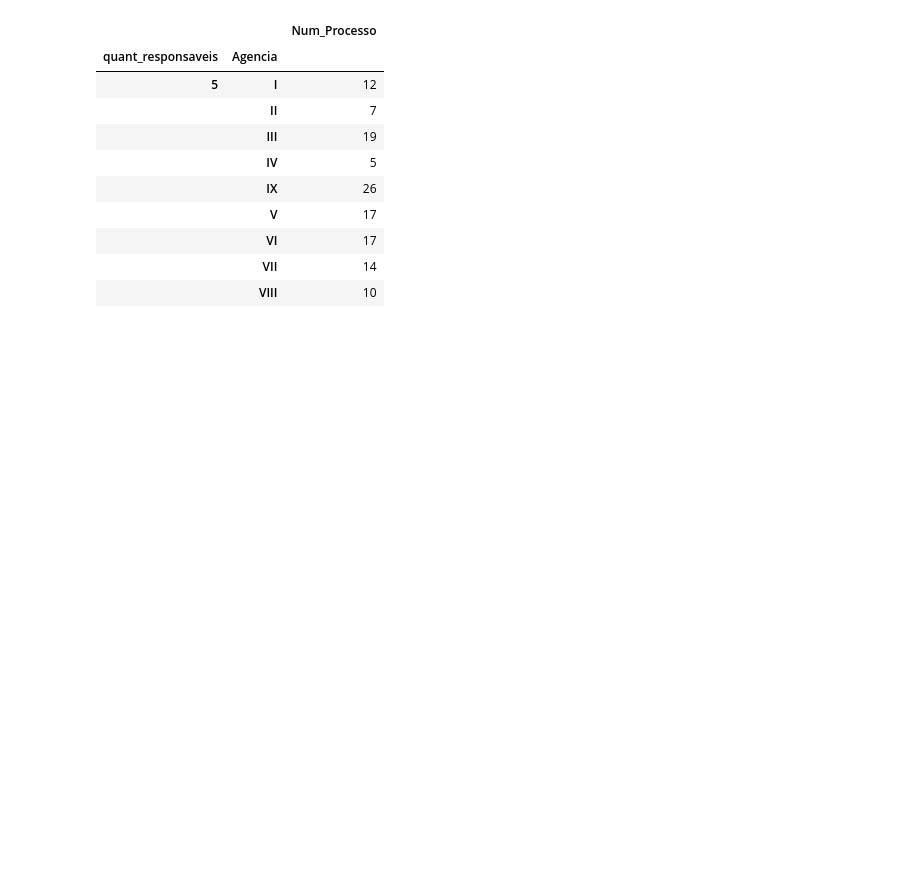
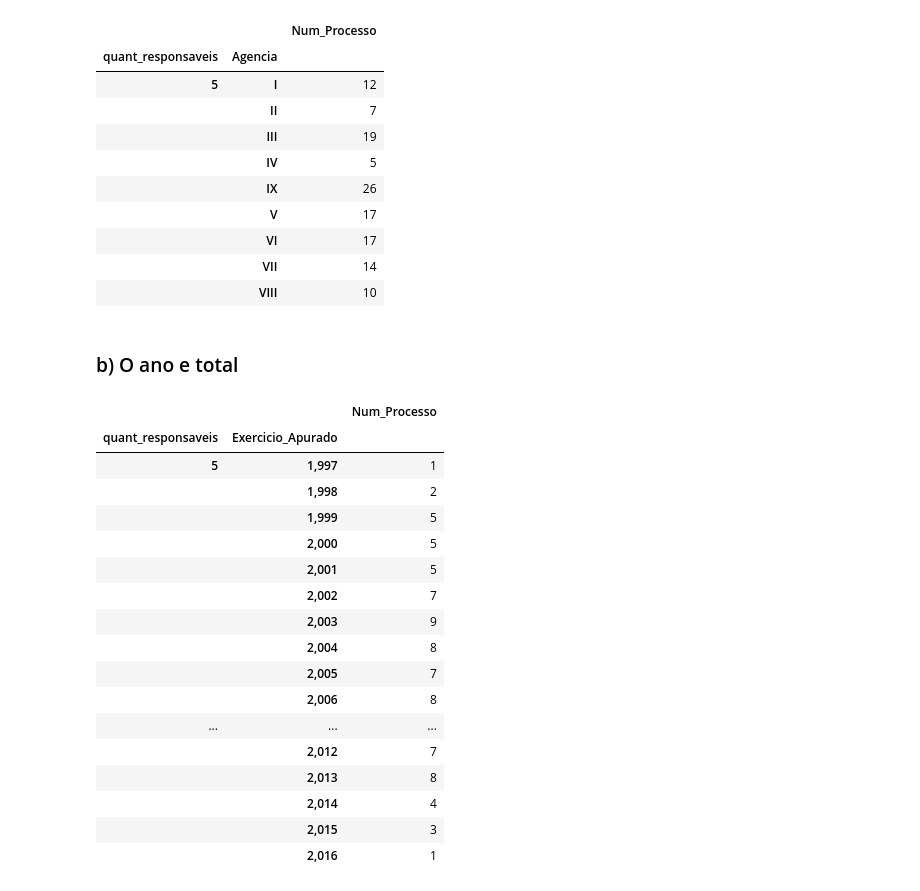
Before and after one commit to viguardieiro/FGV_CPDE_3EPS, a Jupyter notebook: Analyisis.ipynb, the cells around one changed output. Cells and saved outputs as stored; diff of their text form; code cells hidden in the pictures; blank space fills up the shorter version.

```diff
--- a/Analyisis.ipynb
+++ b/Analyisis.ipynb
@@ -290,3 +257,26 @@ pd.DataFrame(data.groupby(["quant_responsaveis", "Agencia"]).count()["Num_Proces
 |  | VI | 17 |
 |  | VII | 14 |
 |  | VIII | 10 |
+# %% [markdown]
+### b) O ano e total
+# %%
+pd.DataFrame(data.groupby(["quant_responsaveis", "Exercicio_Apurado"]).count()["Num_Processo"])
+# %% [output]
+|  |  | Num_Processo |
+| quant_responsaveis | Exercicio_Apurado |  |
+| 5 | 1,997 | 1 |
+|  | 1,998 | 2 |
+|  | 1,999 | 5 |
+|  | 2,000 | 5 |
+|  | 2,001 | 5 |
+|  | 2,002 | 7 |
+|  | 2,003 | 9 |
+|  | 2,004 | 8 |
+|  | 2,005 | 7 |
+|  | 2,006 | 8 |
+| ... | ... | ... |
+|  | 2,012 | 7 |
+|  | 2,013 | 8 |
+|  | 2,014 | 4 |
+|  | 2,015 | 3 |
+|  | 2,016 | 1 |
```
Also changed, not shown: parts of 18 cells of this notebook.
